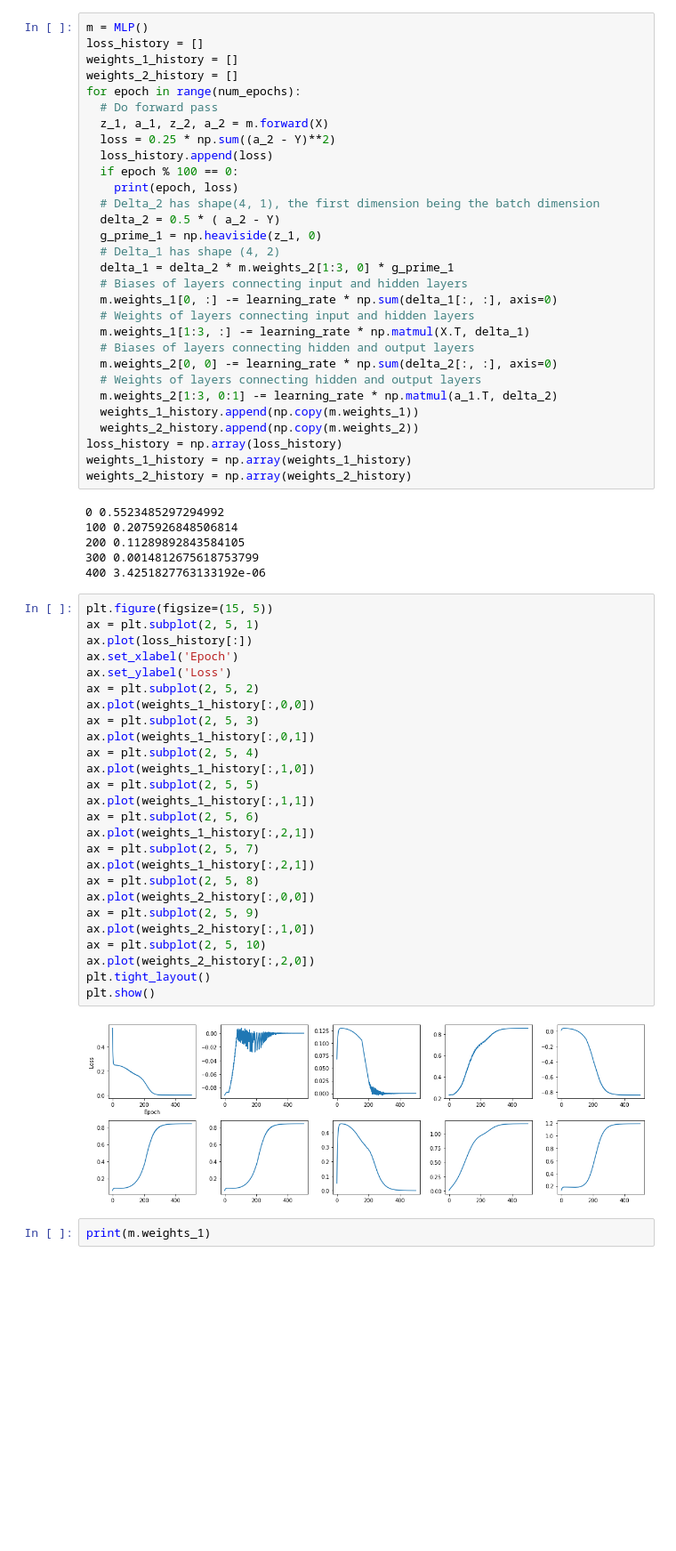
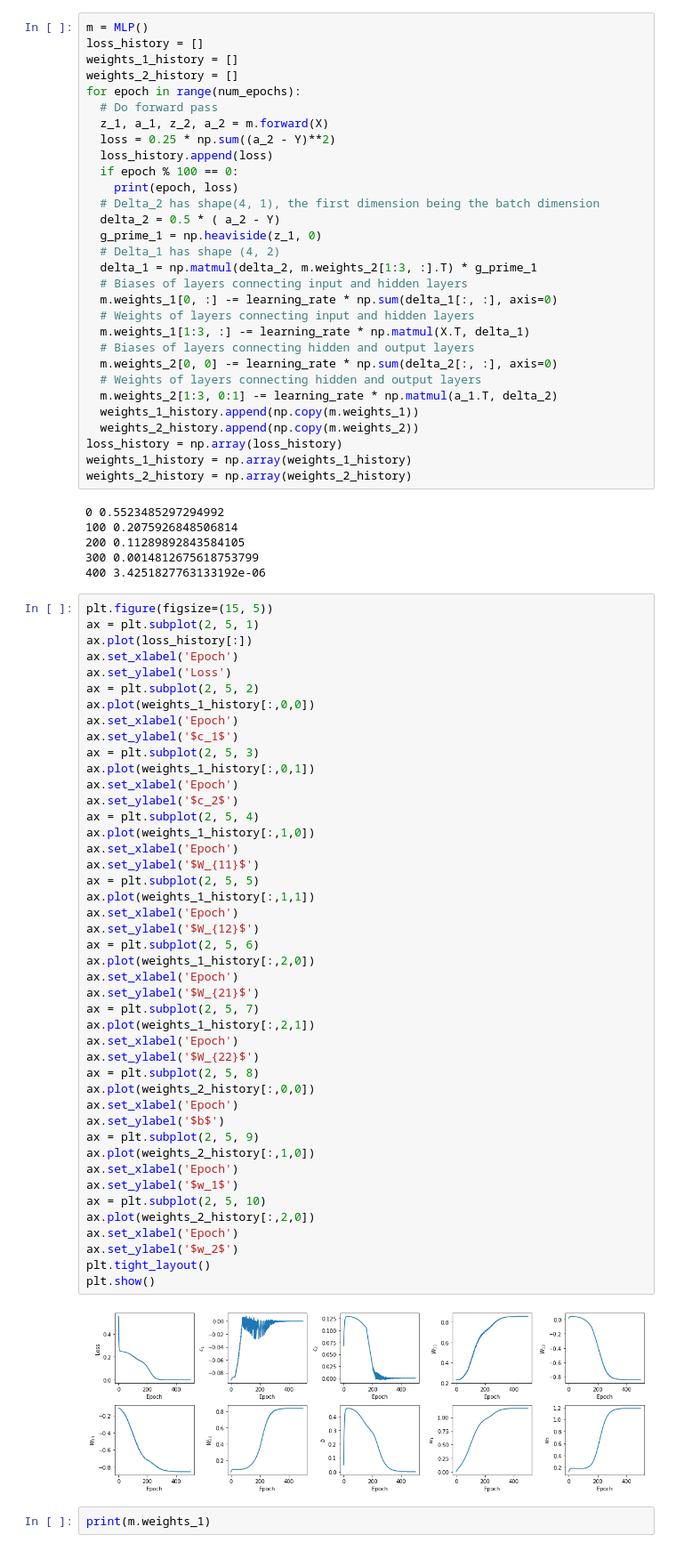
Before and after one commit to adammoss/MLiS2, a Jupyter notebook: intro/backprop.ipynb, the cells around one changed output. Shown at 89% size. Saved outputs shown, nothing was run; the diff lists cells and outputs as text; blank space fills up the shorter version.

```diff
--- a/intro/backprop.ipynb
+++ b/intro/backprop.ipynb
@@ -87,7 +86,7 @@ for epoch in range(num_epochs):
   delta_2 = 0.5 * ( a_2 - Y)
   g_prime_1 = np.heaviside(z_1, 0)
   # Delta_1 has shape (4, 2)
-  delta_1 = delta_2 * m.weights_2[1:3, 0] * g_prime_1
+  delta_1 = np.matmul(delta_2, m.weights_2[1:3, :].T) * g_prime_1
   # Biases of layers connecting input and hidden layers
   m.weights_1[0, :] -= learning_rate * np.sum(delta_1[:, :], axis=0)
   # Weights of layers connecting input and hidden layers
@@ -110,31 +109,49 @@ weights_2_history = np.array(weights_2_history)
 # %%
 plt.figure(figsize=(15, 5))
 ax = plt.subplot(2, 5, 1)
 ax.plot(loss_history[:])
 ax.set_xlabel('Epoch')
 ax.set_ylabel('Loss')
 ax = plt.subplot(2, 5, 2)
 ax.plot(weights_1_history[:,0,0])
+ax.set_xlabel('Epoch')
+ax.set_ylabel('$c_1$')
 ax = plt.subplot(2, 5, 3)
 ax.plot(weights_1_history[:,0,1])
+ax.set_xlabel('Epoch')
+ax.set_ylabel('$c_2$')
 ax = plt.subplot(2, 5, 4)
 ax.plot(weights_1_history[:,1,0])
+ax.set_xlabel('Epoch')
+ax.set_ylabel('$W_{11}$')
 ax = plt.subplot(2, 5, 5)
 ax.plot(weights_1_history[:,1,1])
+ax.set_xlabel('Epoch')
+ax.set_ylabel('$W_{12}$')
 ax = plt.subplot(2, 5, 6)
-ax.plot(weights_1_history[:,2,1])
+ax.plot(weights_1_history[:,2,0])
+ax.set_xlabel('Epoch')
+ax.set_ylabel('$W_{21}$')
 ax = plt.subplot(2, 5, 7)
 ax.plot(weights_1_history[:,2,1])
+ax.set_xlabel('Epoch')
+ax.set_ylabel('$W_{22}$')
 ax = plt.subplot(2, 5, 8)
 ax.plot(weights_2_history[:,0,0])
+ax.set_xlabel('Epoch')
+ax.set_ylabel('$b$')
 ax = plt.subplot(2, 5, 9)
 ax.plot(weights_2_history[:,1,0])
+ax.set_xlabel('Epoch')
+ax.set_ylabel('$w_1$')
 ax = plt.subplot(2, 5, 10)
 ax.plot(weights_2_history[:,2,0])
+ax.set_xlabel('Epoch')
+ax.set_ylabel('$w_2$')
 plt.tight_layout()
 plt.show()
 # %% [output]
-[figure, old version]
+[figure, new version]
 # %%
 print(m.weights_1)
 # %% [output]
```
Also changed, not shown: parts of 1 cell of this notebook.
